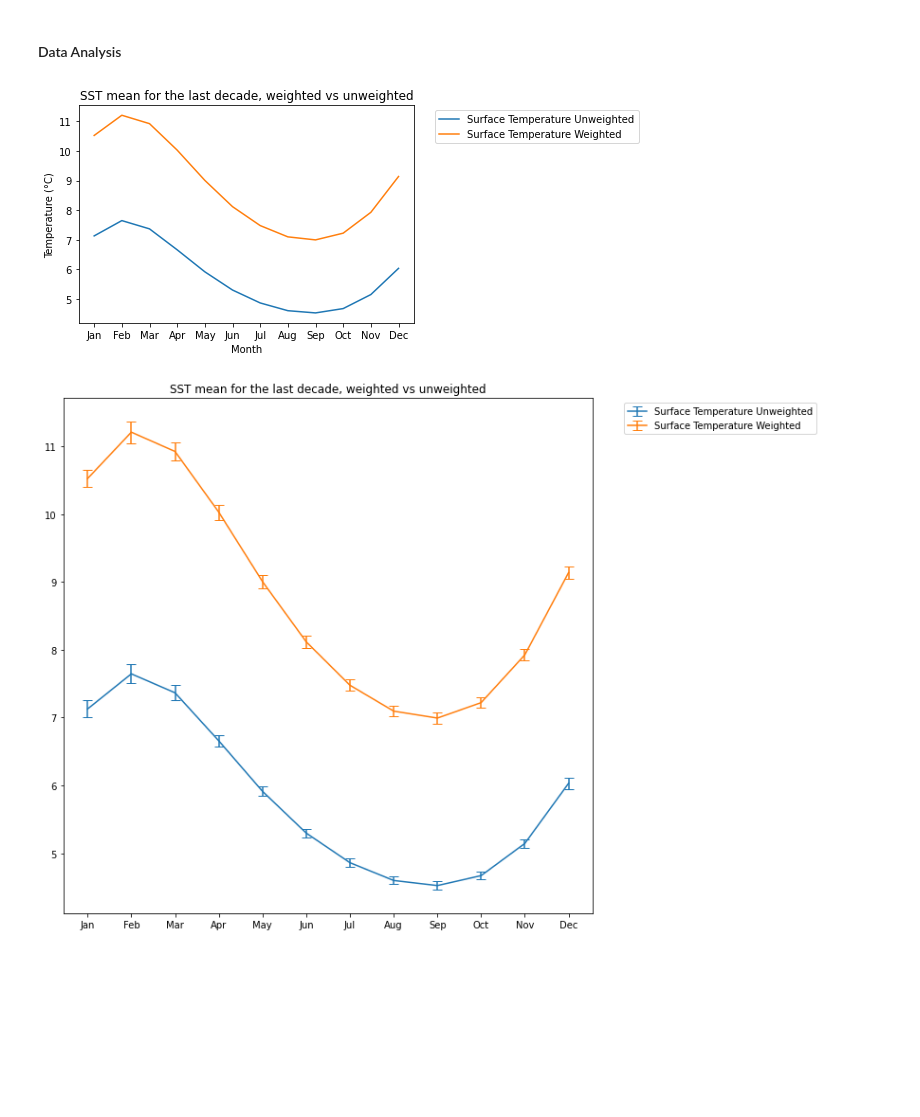
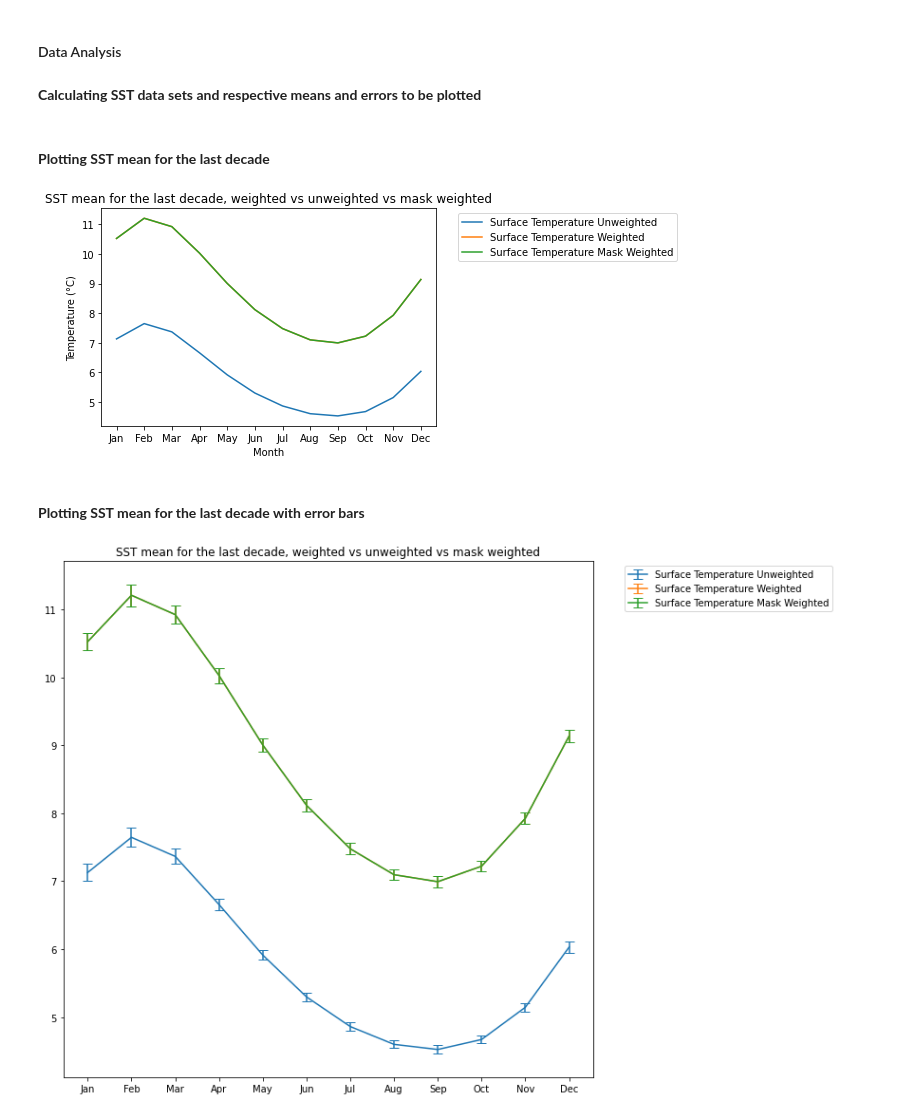
Before and after one commit to el1247/BAS_AI4ER_SAM, a Jupyter notebook: notebooks/exploratory/1.0_el_ESMClimatologySST.ipynb, the cells around one changed output. Saved outputs shown, nothing was run; the diff lists cells and outputs as text; code cells hidden in the pictures; blank space fills up the shorter version.

Commit message:
Replotting and QoL
Redrew data for sample creator and temp profile, adding latitude means and weightings to the latter.
Cleaned climatology and compared masked vs unmasked weighted data.

```diff
--- a/notebooks/exploratory/1.0_el_ESMClimatologySST.ipynb
+++ b/notebooks/exploratory/1.0_el_ESMClimatologySST.ipynb
@@ -87,0 +93,4 @@ ESM data sucessfully loaded into dfESMLat.
+# %%
+maskFile = xr.open_dataset(maskName)
+oceanMask = maskFile.to_array()
+print("Mask data loaded into oceanMask.")
@@ -142,0 +157,4 @@ Calculation functions defined
+# %%
+dfESMLatM = dfESMLat.copy()
+dfESMLatM = dfESMLatM * oceanMask
+print("dfESMLat multiplied by mask and stored in dfESMLatM.")
@@ -142,0 +166,7 @@ Calculation functions defined
+# %%
+months = ["Jan","Feb","Mar","Apr","May","Jun","Jul","Aug","Sep","Oct","Nov","Dec"]
+weights = np.cos(np.deg2rad(dfESMLat.lat))
+weights.name = "Weights"
+weightsM = np.cos(np.deg2rad(dfESMLatM.lat))
+weightsM.name = "Weights Masked"
+print("Months and weights created, stored in months and (weights, weightsM) respectively.")
@@ -186,8 +214,13 @@ weights.name = "Weights"
+# %% [markdown]
+<b>Calculating SST data sets and respective means and errors to be plotted</b>
 # %%
 decadeSSTData = getSurfaceData(dfESMLat, '2005-01', '2014-12', 0, 1)
+decadeSSTDataM = decadeSSTData*oceanMask
 decadeSSTDataWeighted = decadeSSTData.weighted(weights)
+decadeSSTDataWeightedM = decadeSSTData.weighted(weightsM)
 decadeSSTAreaMean = decadeSSTData.mean(('lat', 'lon'), keep_attrs=True)
 decadeSSTAreaMeanWeighted = decadeSSTDataWeighted.mean(('lat', 'lon'), keep_attrs=True)
+decadeSSTAreaMeanWeightedM = decadeSSTDataWeightedM.mean(('lat', 'lon'), keep_attrs=True)
 
 decadeSSTAreaMeanGrouped = decadeSSTAreaMean.groupby("time.month")
 decadeSSTMean = decadeSSTAreaMeanGrouped.mean('time', keep_attrs=True)
@@ -201,13 +234,27 @@ decadeSSTMeanWeighted = decadeSSTAreaMeanGroupedWeighted.mean('time', keep_attrs
 decadeSSTstdWeighted = decadeSSTAreaMeanGroupedWeighted.std('time', keep_attrs=True)
 
 decadeSSTMeanWeighted.name = "Surface Temperature Weighted"
+
+decadeSSTAreaMeanGroupedWeightedM = decadeSSTAreaMeanWeightedM.groupby("time.month")
+decadeSSTMeanWeightedM = decadeSSTAreaMeanGroupedWeightedM.mean('time', keep_attrs=True)
+decadeSSTstdWeightedM = decadeSSTAreaMeanGroupedWeightedM.std('time', keep_attrs=True)
+
+decadeSSTMeanWeightedM.name = "Surface Temperature Mask Weighted"
+# %% [markdown]
+<br>
+<b>Plotting SST mean for the last decade</b>
 # %%
 timePlot(decadeSSTMean, "SST mean for the last decade, unweighted", 1)
 timePlot(decadeSSTMeanWeighted, "SST mean for the last decade, weighted vs unweighted", 1)
+timePlot(decadeSSTMeanWeightedM, "SST mean for the last decade, weighted vs unweighted vs mask weighted", 1)
 # %% [output]
-[figure, old version]
+[figure, new version]
+# %% [markdown]
+<br>
+<b>Plotting SST mean for the last decade with error bars</b>
 # %%
 timePlotStd(decadeSSTMean, decadeSSTstd, "SST mean for last decade, unweighted", 1)
 timePlotStd(decadeSSTMeanWeighted, decadeSSTstdWeighted, "SST mean for the last decade, weighted vs unweighted", 1)
+timePlotStd(decadeSSTMeanWeightedM, decadeSSTstdWeightedM, "SST mean for the last decade, weighted vs unweighted vs mask weighted", 1)
 # %% [output]
-[figure, old version]
+[figure, new version]
```
Also changed, not shown: parts of 11 cells of this notebook, 2 other files.
